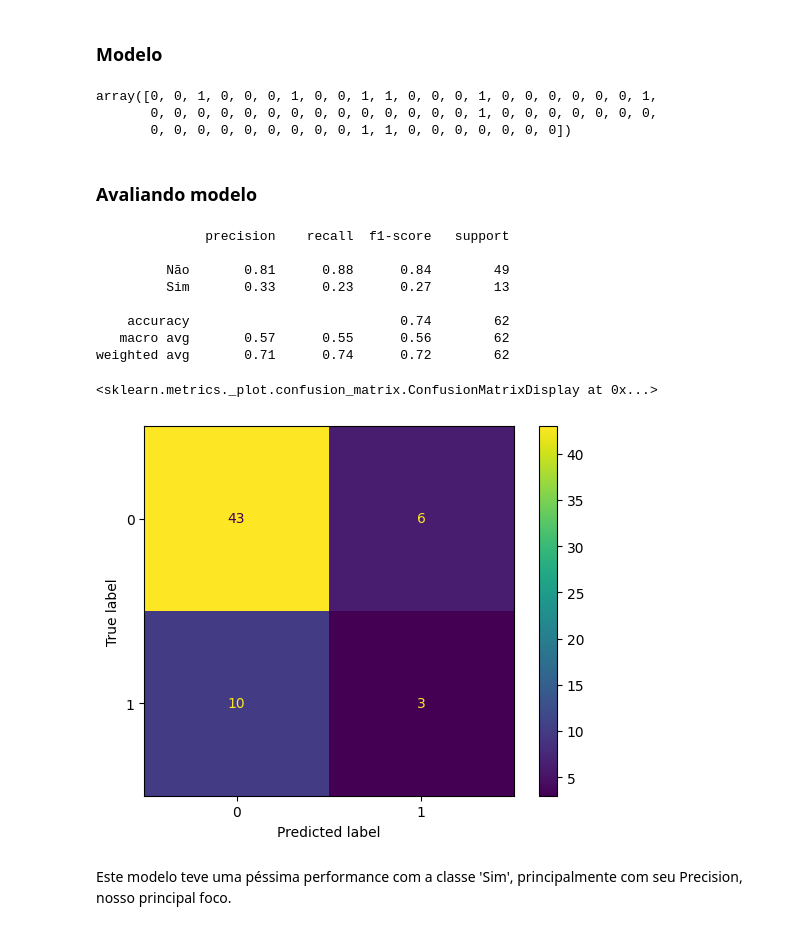
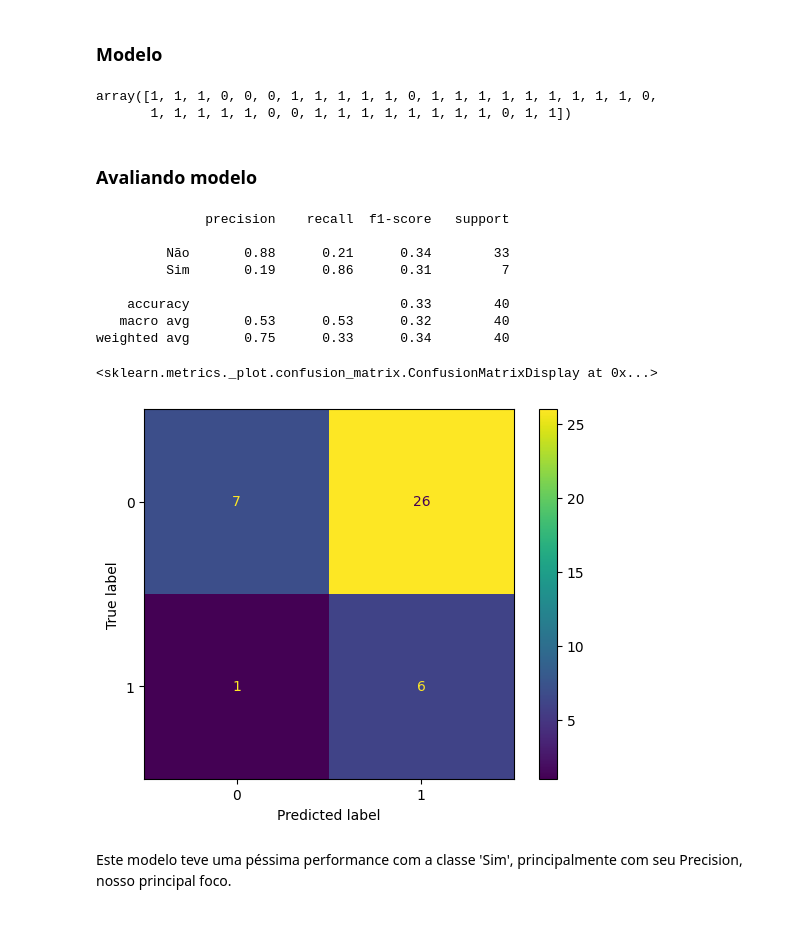
Before and after one commit to leontis2024/analise_de_dados, a Jupyter notebook: modelo_supervisionado_possiveis_usuarios.ipynb, the cells around one changed output. Cells and saved outputs as stored; diff of their text form; code cells hidden in the pictures.

Commit message:
Feat - Refactor - Test: Criando forms para implementação do modelo de possíveis assinantes e testando modelo com dados criados

```diff
--- a/modelo_supervisionado_possiveis_usuarios.ipynb
+++ b/modelo_supervisionado_possiveis_usuarios.ipynb
@@ -83,0 +90,7 @@ dados
+# %%
+dados.fillna({'Qual das opções de arte abaixo você mais gosta?': 'Não se interessa por arte', 'Com que frequência você vai aos museus?': 'Não se interessa por arte', 'Você já participou de algum curso ou atividade relacionada à arte?': 'Não se interessa por arte', 'Você segue artístas ou páginas relacionadas à arte nas rede sociais?': 'Não se interessa por arte', 'Como é sua experiência ao visitar um museu normalmente? Caso nunca tenha visitado, selecione a que você acredita que seguiria.': 'Não se interessa por arte', 'Você já usou um aplicativo de um museu ou relacionado à arte?': 'Não se interessa por arte', 'O que mais te atrai em visitar museus ou exposições de arte?': 'Não se interessa por arte'}, inplace=True)
+dados.fillna({'Você sente falta de mais informações sobre as obras nos museus?': 'Não vai a museus'}, inplace=True)
+dados.fillna({'Você procura saber sobre essas informações faltantes?': 'Não sente falta de informações'}, inplace=True)
+dados.fillna({'De que forma você costuma buscar essas informações?': 'Não procura essas informações', 'Você encontra o que precisa/esperava ao pesquisar?': 'Não procura essas informações'}, inplace=True)
+
+dados.isna().sum()
@@ -84,5 +116,6 @@ dados
 # %%
 df_y, df_x = dados['Usaria o aplicativo?'], dados.drop(columns=['Usaria o aplicativo?'])
+teste_y, teste_x = teste['Usaria o aplicativo?'], teste.drop(columns=['Usaria o aplicativo?'])
 display(df_x.head())
 display(df_y.head())
 # %% [output]
@@ -134,6 +167,14 @@ le_y = LabelEncoder()
 
 df_y = le_y.fit_transform(df_y)
 
+for i in teste_x:
+    le_x = LabelEncoder()
+    teste_x[i] = le_x.fit_transform(teste_x[i])
+
+le_y = LabelEncoder()
+
+teste_y = le_y.fit_transform(teste_y)
+
 display(df_x.head())
 display(df_y)
 # %% [output]
@@ -313,33 +314,32 @@ from sklearn.linear_model import LogisticRegression
 
 lr = LogisticRegression()
 
-predicao_lr = lr.fit(x_train, y_train).predict(x_test)
+predicao_lr = lr.fit(df_x, df_y).predict(teste_x)
 
 display(predicao_lr)
 # %% [output]
-array([0, 0, 1, 0, 0, 0, 1, 0, 0, 1, 1, 0, 0, 0, 1, 0, 0, 0, 0, 0, 0, 1,
-       0, 0, 0, 0, 0, 0, 0, 0, 0, 0, 0, 0, 0, 0, 1, 0, 0, 0, 0, 0, 0, 0,
-       0, 0, 0, 0, 0, 0, 0, 0, 0, 1, 1, 0, 0, 0, 0, 0, 0, 0])
+array([1, 1, 1, 0, 0, 0, 1, 1, 1, 1, 1, 0, 1, 1, 1, 1, 1, 1, 1, 1, 1, 0,
+       1, 1, 1, 1, 1, 0, 0, 1, 1, 1, 1, 1, 1, 1, 1, 0, 1, 1])
 # %% [markdown]
 ### Avaliando  modelo
 # %%
 from sklearn.metrics import *
 
-print(classification_report(y_test, predicao_lr, target_names=list(le_y.classes_)))
+print(classification_report(teste_y, predicao_lr, target_names=list(le_y.classes_)))
 # %% [output]
               precision    recall  f1-score   support
 
-         Não       0.81      0.88      0.84        49
-         Sim       0.33      0.23      0.27        13
+         Não       0.88      0.21      0.34        33
+         Sim       0.19      0.86      0.31         7
 
-    accuracy                           0.74        62
-   macro avg       0.57      0.55      0.56        62
-weighted avg       0.71      0.74      0.72        62
+    accuracy                           0.33        40
+   macro avg       0.53      0.53      0.32        40
+weighted avg       0.75      0.33      0.34        40
 # %%
-ConfusionMatrixDisplay(confusion_matrix(y_test, predicao_lr)).plot()
+ConfusionMatrixDisplay(confusion_matrix(teste_y, predicao_lr)).plot()
 # %% [output]
 <sklearn.metrics._plot.confusion_matrix.ConfusionMatrixDisplay at 0x...>
-[figure, old version]
+[figure, new version]
 # %% [markdown]
 Este modelo teve uma péssima performance com a classe 'Sim', principalmente com seu Precision, nosso principal foco.
 # %% [markdown]
```
Also changed, not shown: parts of 45 cells of this notebook, 20 other files.
